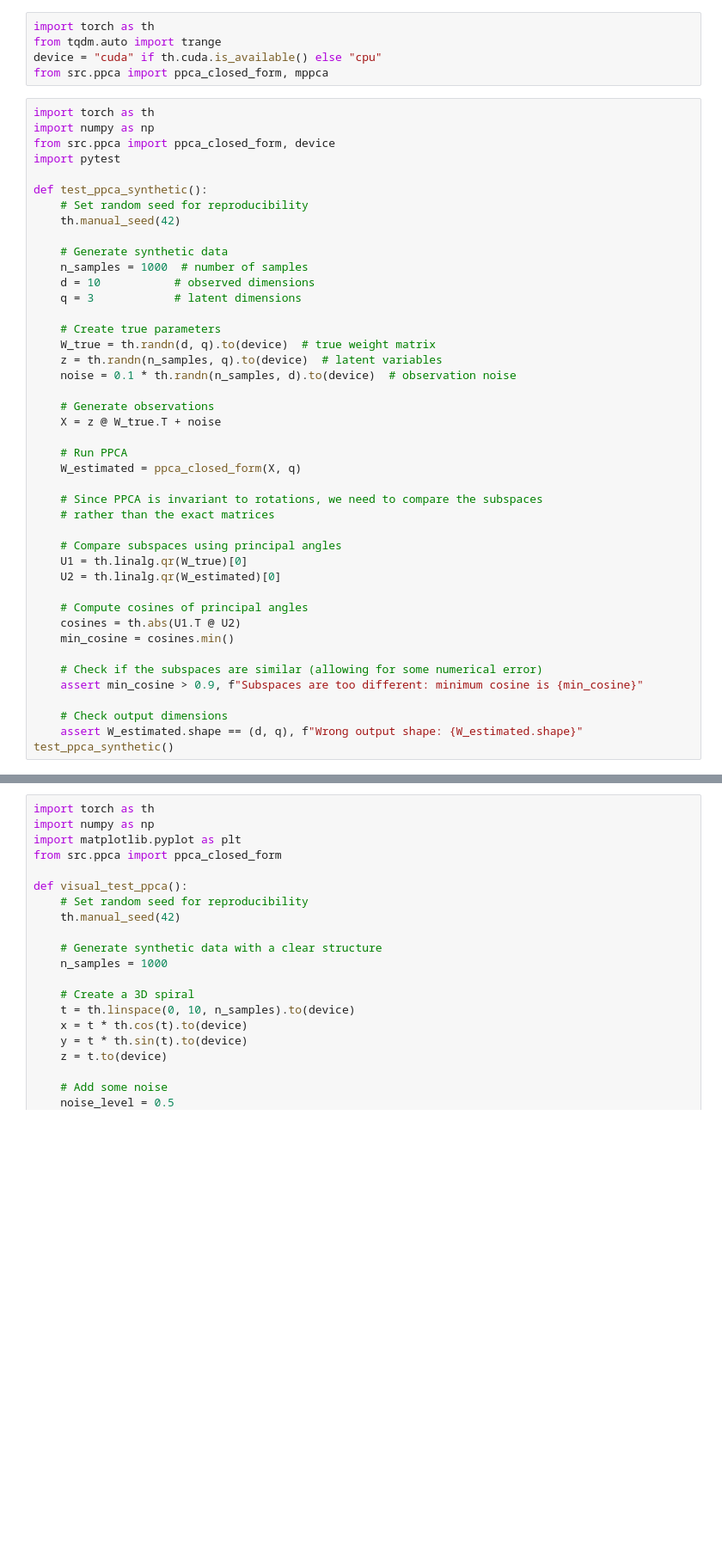
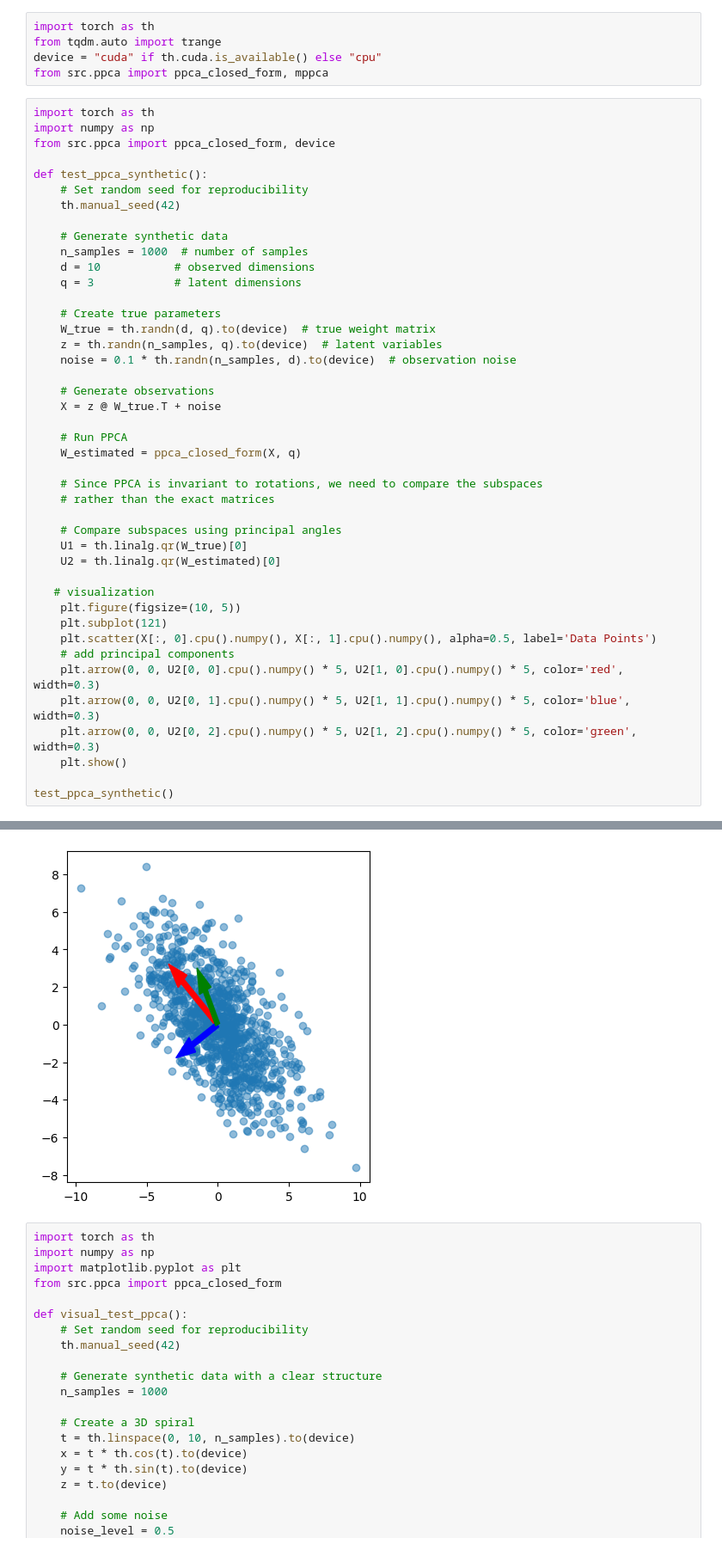
Before and after one commit to Parabrele/PGM, a Jupyter notebook: experiments.ipynb, the cells around one changed output, grey strips where cells are left out. Shown at 86% size. Saved outputs shown, nothing was run; the diff lists cells and outputs as text; blank space fills up the shorter version.

```diff
--- a/experiments.ipynb
+++ b/experiments.ipynb
@@ -32,7 +32,6 @@ from src.ppca import ppca_closed_form, mppca
 import torch as th
 import numpy as np
 from src.ppca import ppca_closed_form, device
-import pytest
 
 def test_ppca_synthetic():
     # Set random seed for reproducibility
@@ -61,14 +60,15 @@ def test_ppca_synthetic():
     U1 = th.linalg.qr(W_true)[0]
     U2 = th.linalg.qr(W_estimated)[0]
 
-    # Compute cosines of principal angles
-    cosines = th.abs(U1.T @ U2)
-    min_cosine = cosines.min()
+   # visualization
+    plt.figure(figsize=(10, 5))
+    plt.subplot(121)
+    plt.scatter(X[:, 0].cpu().numpy(), X[:, 1].cpu().numpy(), alpha=0.5, label='Data Points')
+    # add principal components
+    plt.arrow(0, 0, U2[0, 0].cpu().numpy() * 5, U2[1, 0].cpu().numpy() * 5, color='red', width=0.3)
+    plt.arrow(0, 0, U2[0, 1].cpu().numpy() * 5, U2[1, 1].cpu().numpy() * 5, color='blue', width=0.3)
+    plt.arrow(0, 0, U2[0, 2].cpu().numpy() * 5, U2[1, 2].cpu().numpy() * 5, color='green', width=0.3)
+    plt.show()
 
-    # Check if the subspaces are similar (allowing for some numerical error)
-    assert min_cosine > 0.9, f"Subspaces are too different: minimum cosine is {min_cosine}"
-
-    # Check output dimensions
-    assert W_estimated.shape == (d, q), f"Wrong output shape: {W_estimated.shape}"
 test_ppca_synthetic()
 # %% [output]
@@ -76,3 +75,4 @@ AssertionError: Subspaces are too different: minimum cosine is 0.107931084930896
+[figure, added]
 # %%
 import torch as th
 import numpy as np
```
Also changed, not shown: parts of 11 cells of this notebook, 3 other files.
